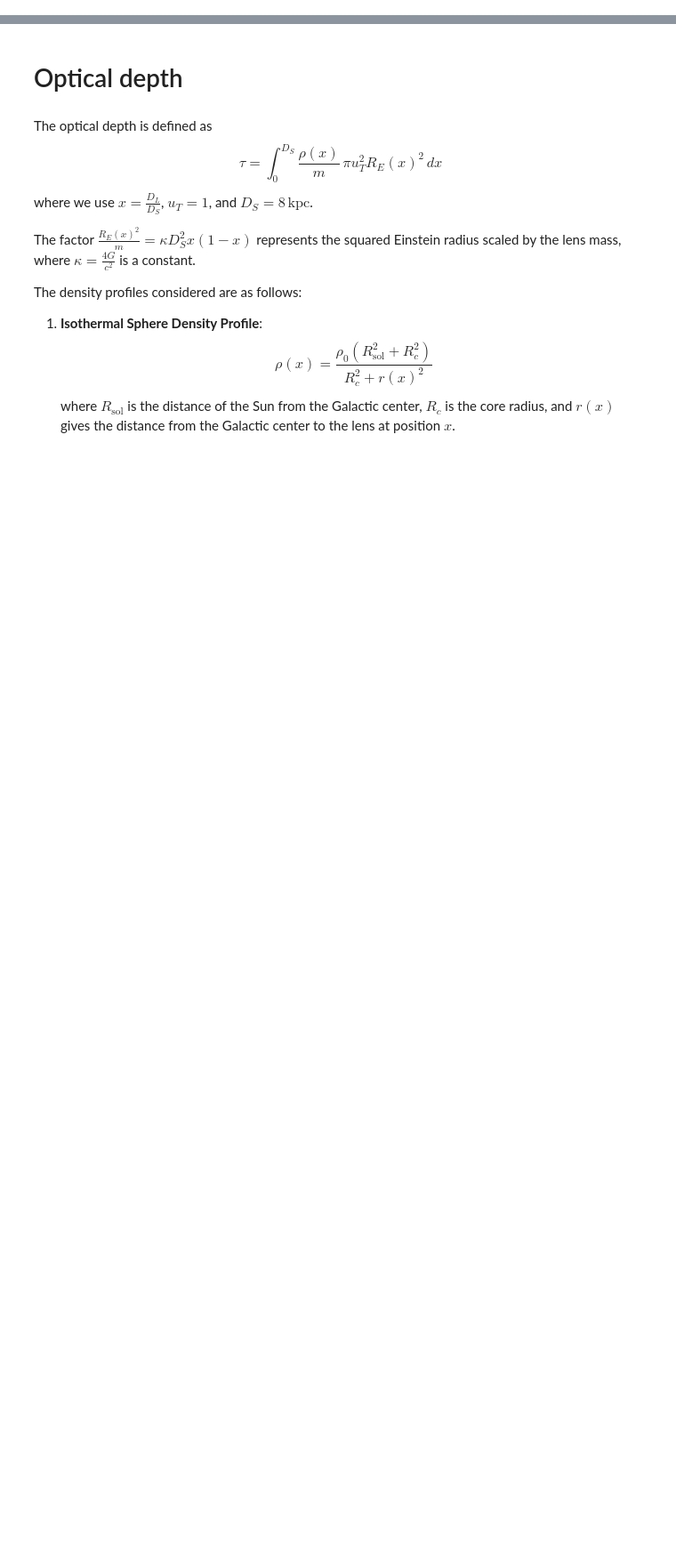
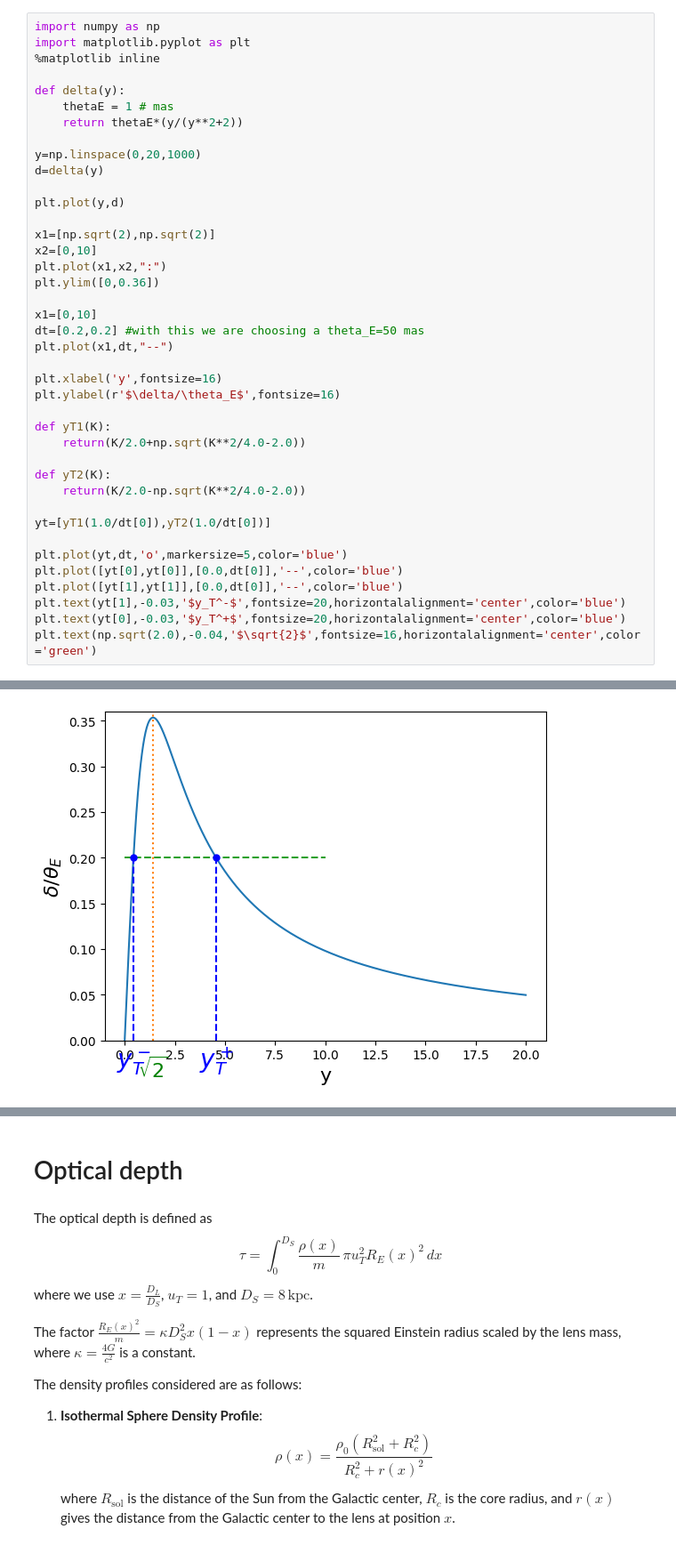
Before and after one commit to anibal-art/Lentes_gravitacionales, a Jupyter notebook: Lista_4.ipynb, the cells around one changed output, grey strips where cells are left out. Shown at 89% size. Cells and saved outputs as stored; diff of their text form; blank space fills up the shorter version.

```diff
--- a/Lista_4.ipynb
+++ b/Lista_4.ipynb
@@ -0,0 +9,41 @@
+# %%
+import numpy as np
+import matplotlib.pyplot as plt
+%matplotlib inline
+
+def delta(y):
+    thetaE = 1 # mas
+    return thetaE*(y/(y**2+2))
+
+y=np.linspace(0,20,1000)
+d=delta(y)
+
+plt.plot(y,d)
+
+x1=[np.sqrt(2),np.sqrt(2)]
+x2=[0,10]
+plt.plot(x1,x2,":")
+plt.ylim([0,0.36])
+
+x1=[0,10]
+dt=[0.2,0.2] #with this we are choosing a theta_E=50 mas
+plt.plot(x1,dt,"--")
+
+plt.xlabel('y',fontsize=16)
+plt.ylabel(r'$\delta/\theta_E$',fontsize=16)
+
+def yT1(K):
+    return(K/2.0+np.sqrt(K**2/4.0-2.0))
+
+def yT2(K):
+    return(K/2.0-np.sqrt(K**2/4.0-2.0))
+
+yt=[yT1(1.0/dt[0]),yT2(1.0/dt[0])]
+
+plt.plot(yt,dt,'o',markersize=5,color='blue')
+plt.plot([yt[0],yt[0]],[0.0,dt[0]],'--',color='blue')
+plt.plot([yt[1],yt[1]],[0.0,dt[0]],'--',color='blue')
+plt.text(yt[1],-0.03,'$y_T^-$',fontsize=20,horizontalalignment='center',color='blue')
+plt.text(yt[0],-0.03,'$y_T^+$',fontsize=20,horizontalalignment='center',color='blue')
+plt.text(np.sqrt(2.0),-0.04,'$\sqrt{2}$',fontsize=16,horizontalalignment='center',color='green')
+# %% [output]
@@ -0,0 +51 @@
+[figure, added]
```
Also changed, not shown: parts of 4 cells of this notebook, 11 other files.
